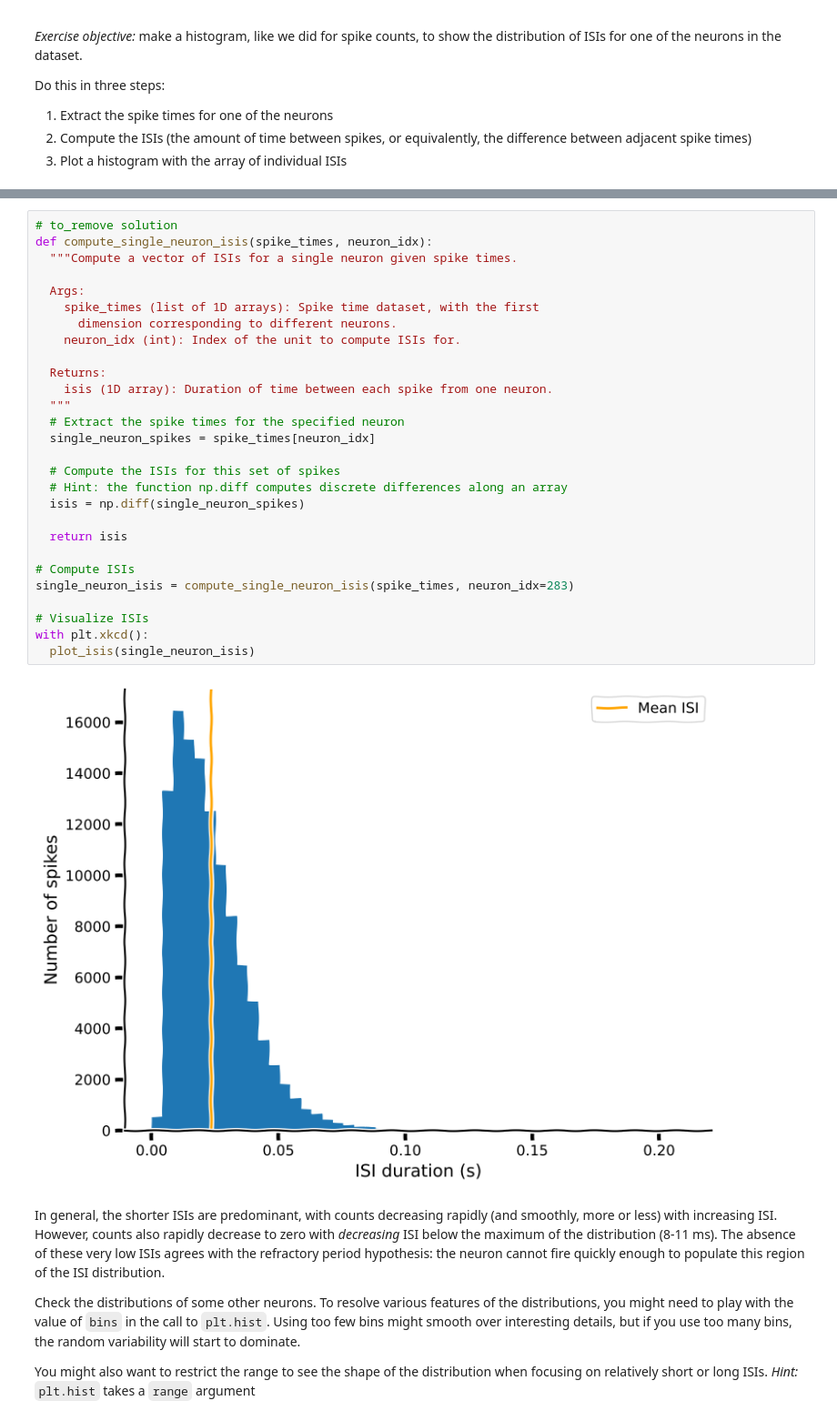
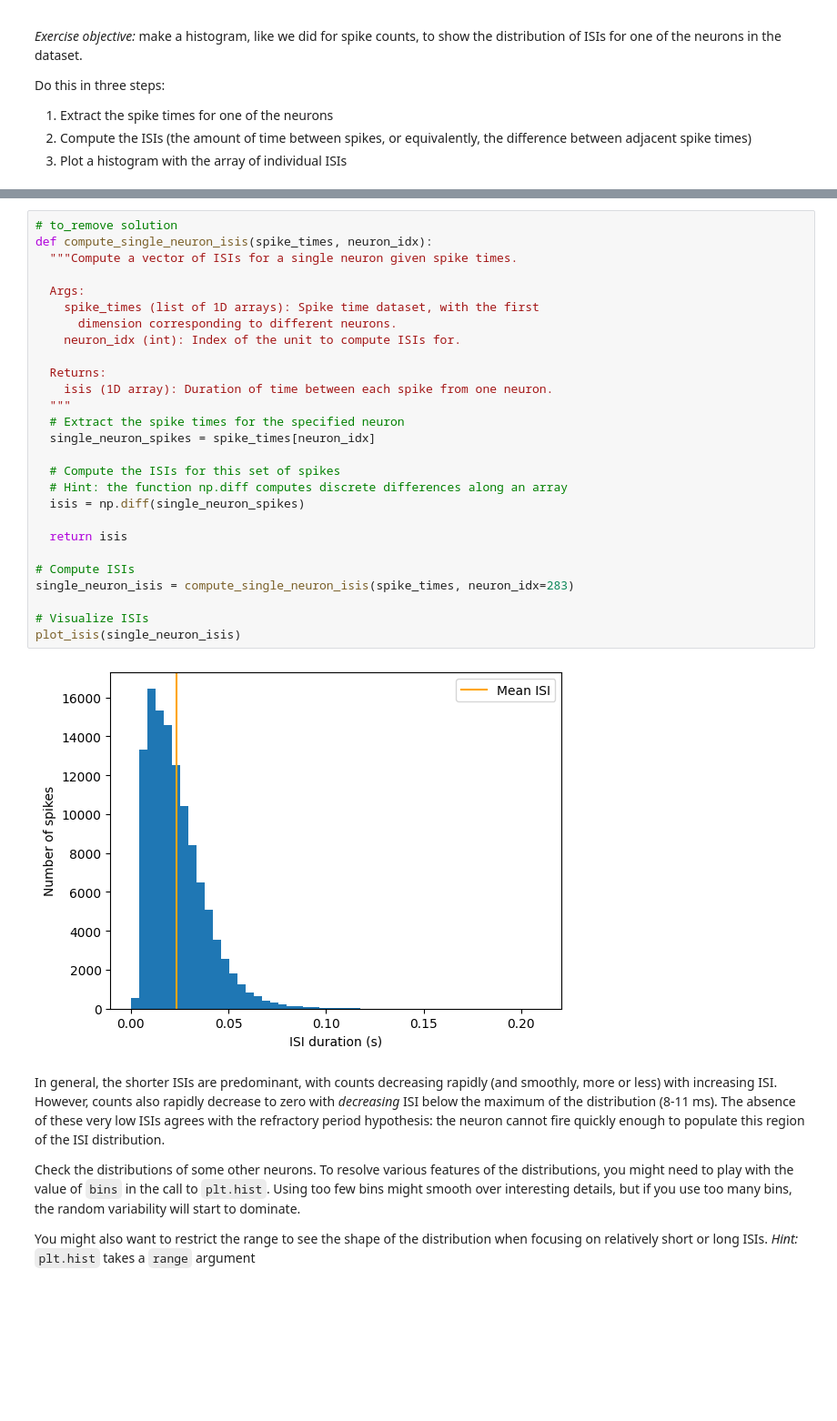
Before and after one commit to Mah-En/Computational-Neuroscience, a Jupyter notebook: tutorials/W1D1_ModelTypes/instructor/W1D1_Tutorial1.ipynb, the cells around one changed output, grey strips where cells are left out. Shown: that part at 91% size. Saved outputs shown, nothing was run; the diff lists cells and outputs as text; blank space fills up the shorter version.

```diff
--- a/tutorials/W1D1_ModelTypes/instructor/W1D1_Tutorial1.ipynb
+++ b/tutorials/W1D1_ModelTypes/instructor/W1D1_Tutorial1.ipynb
@@ -474,33 +410,32 @@ plot_isis(single_neuron_isis)
 # %%
 # to_remove solution
 def compute_single_neuron_isis(spike_times, neuron_idx):
   """Compute a vector of ISIs for a single neuron given spike times.
 
   Args:
     spike_times (list of 1D arrays): Spike time dataset, with the first
       dimension corresponding to different neurons.
     neuron_idx (int): Index of the unit to compute ISIs for.
 
   Returns:
     isis (1D array): Duration of time between each spike from one neuron.
   """
   # Extract the spike times for the specified neuron
   single_neuron_spikes = spike_times[neuron_idx]
 
   # Compute the ISIs for this set of spikes
   # Hint: the function np.diff computes discrete differences along an array
   isis = np.diff(single_neuron_spikes)
 
   return isis
 
 # Compute ISIs
 single_neuron_isis = compute_single_neuron_isis(spike_times, neuron_idx=283)
 
 # Visualize ISIs
-with plt.xkcd():
-  plot_isis(single_neuron_isis)
+plot_isis(single_neuron_isis)
 # %% [output]
-[figure, old version]
+[figure, new version]
 # %% [markdown]
 In general, the shorter ISIs are predominant, with counts decreasing rapidly (and smoothly, more or less) with increasing ISI. However, counts also rapidly decrease to zero with _decreasing_ ISI below the maximum of the distribution (8-11 ms). The absence of these very low ISIs agrees with the refractory period hypothesis: the neuron cannot fire quickly enough to populate this region of the ISI distribution.
 
```
Also changed, not shown: parts of 13 cells of this notebook.
